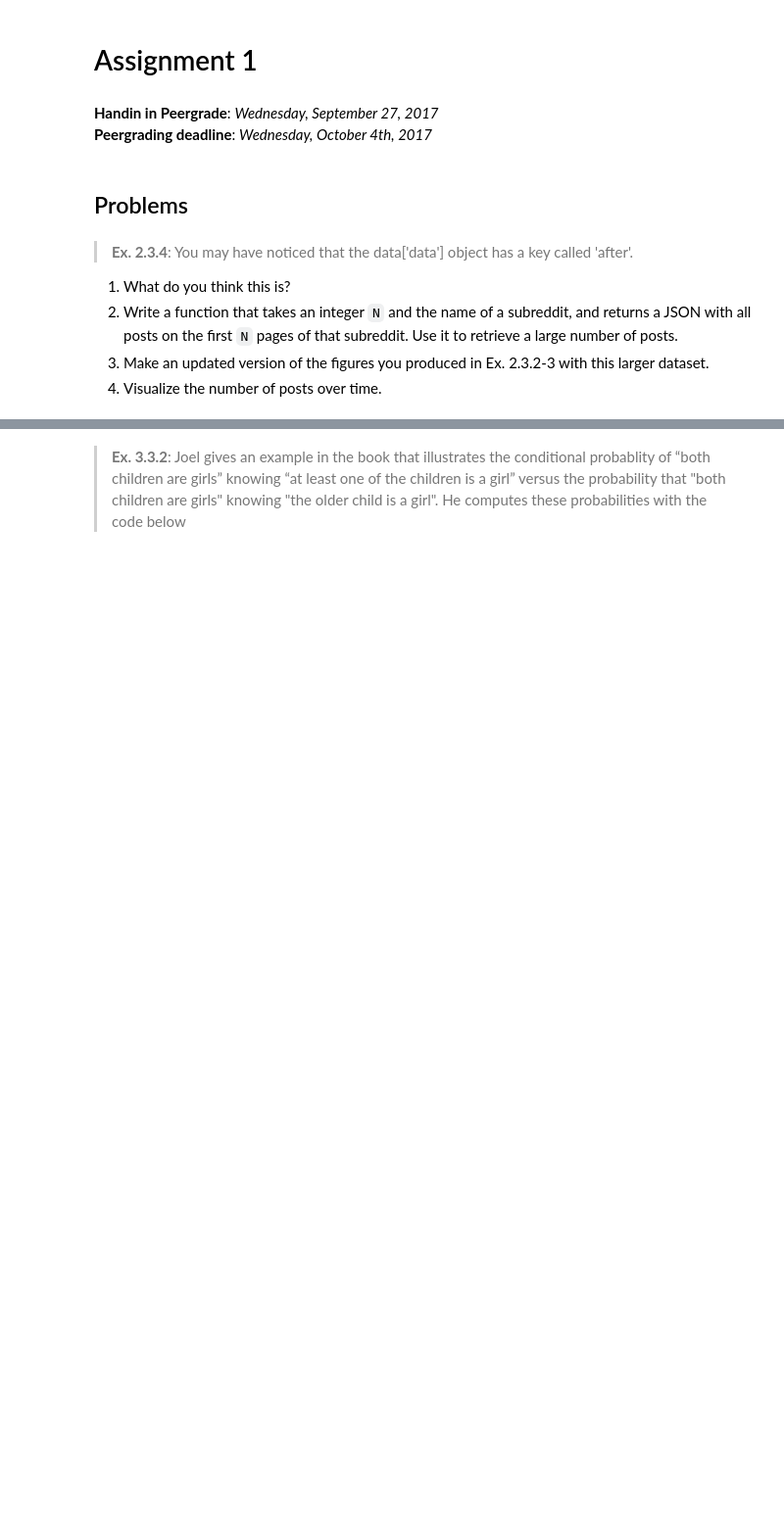
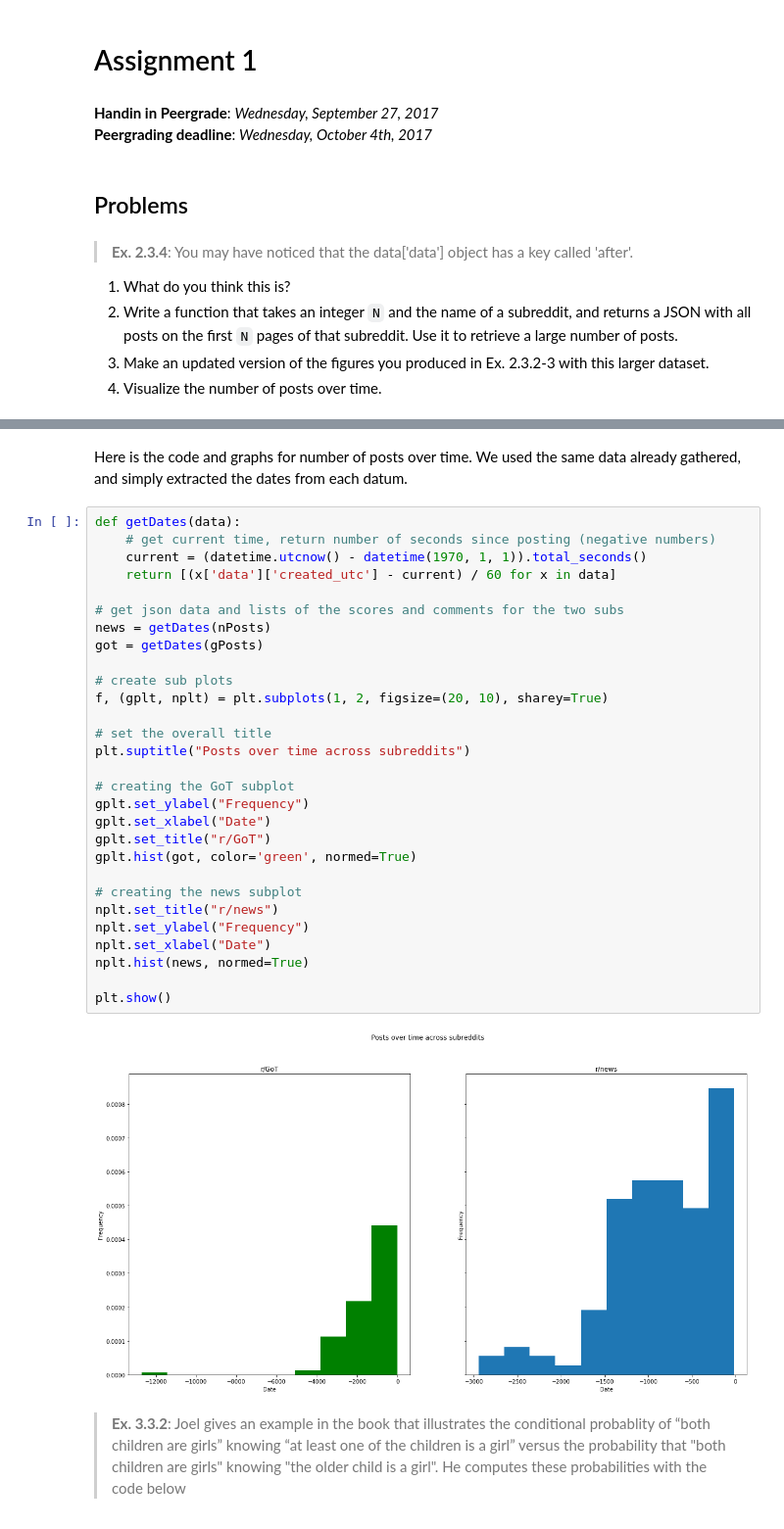
Before and after one commit to DrewMcArthur/computational_analysis_of_big_data_2017, a Jupyter notebook: assignments/assignment1.ipynb, the cells around one changed output, grey strips where cells are left out. Shown: that part at 98% size. Saved outputs shown, nothing was run; the diff lists cells and outputs as text; blank space fills up the shorter version.

```diff
--- a/assignments/assignment1.ipynb
+++ b/assignments/assignment1.ipynb
@@ -78,3 +108,36 @@ plt.show()
+# %% [markdown]
+Here is the code and graphs for number of posts over time.  We used the same data already gathered, and simply extracted the dates from each datum.
+# %%
+def getDates(data):
+    # get current time, return number of seconds since posting (negative numbers)
+    current = (datetime.utcnow() - datetime(1970, 1, 1)).total_seconds()
+    return [(x['data']['created_utc'] - current) / 60 for x in data]
+
+# get json data and lists of the scores and comments for the two subs
+news = getDates(nPosts)
+got = getDates(gPosts)
+
+# create sub plots
+f, (gplt, nplt) = plt.subplots(1, 2, figsize=(20, 10), sharey=True)
+
+# set the overall title
+plt.suptitle("Posts over time across subreddits")
+
+# creating the GoT subplot
+gplt.set_ylabel("Frequency")
+gplt.set_xlabel("Date")
+gplt.set_title("r/GoT")
+gplt.hist(got, color='green', normed=True)
+
+# creating the news subplot
+nplt.set_title("r/news")
+nplt.set_ylabel("Frequency")
+nplt.set_xlabel("Date")
+nplt.hist(news, normed=True)
+
+plt.show()
+# %% [output]
+[figure, added]
 # %% [markdown]
 >**Ex. 3.3.2**: Joel gives an example in the book that illustrates the conditional probablity of “both children are girls” knowing “at least one of the children is a girl” versus the probability that "both children are girls" knowing "the older child is a girl". He computes these probabilities with the code below
 # %%
```
Also changed, not shown: parts of 23 cells of this notebook, 1 other file.
